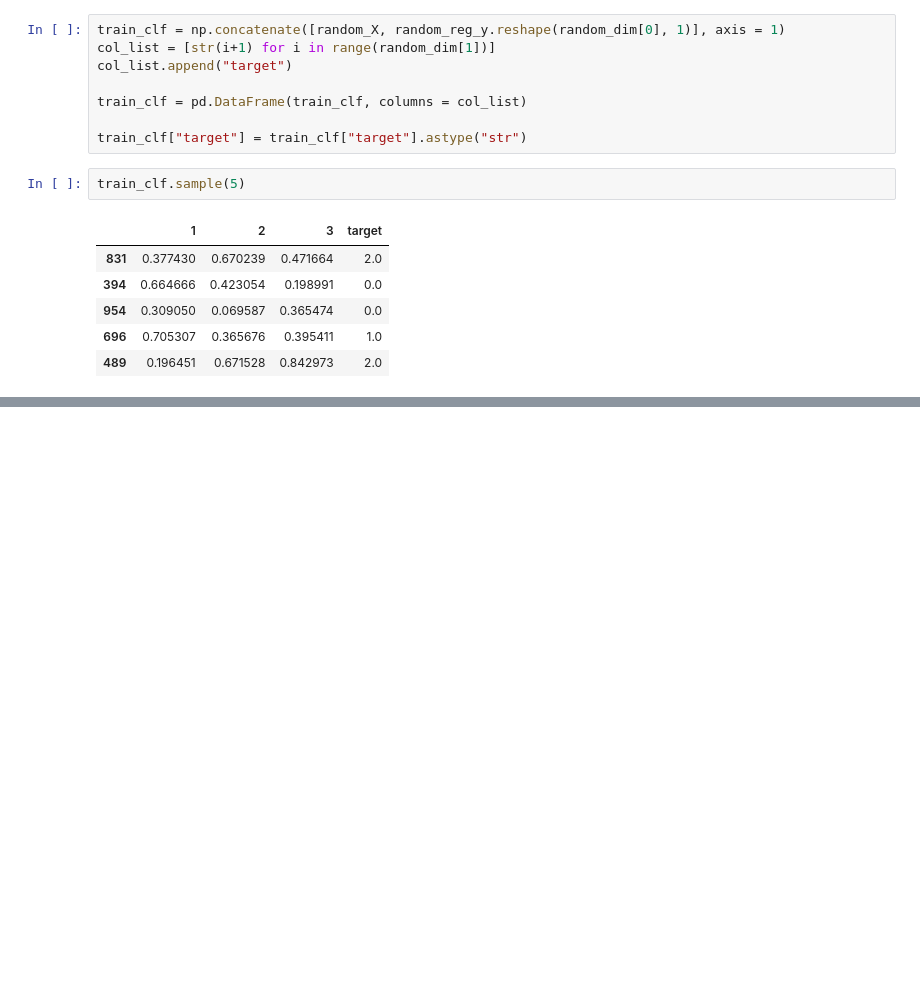
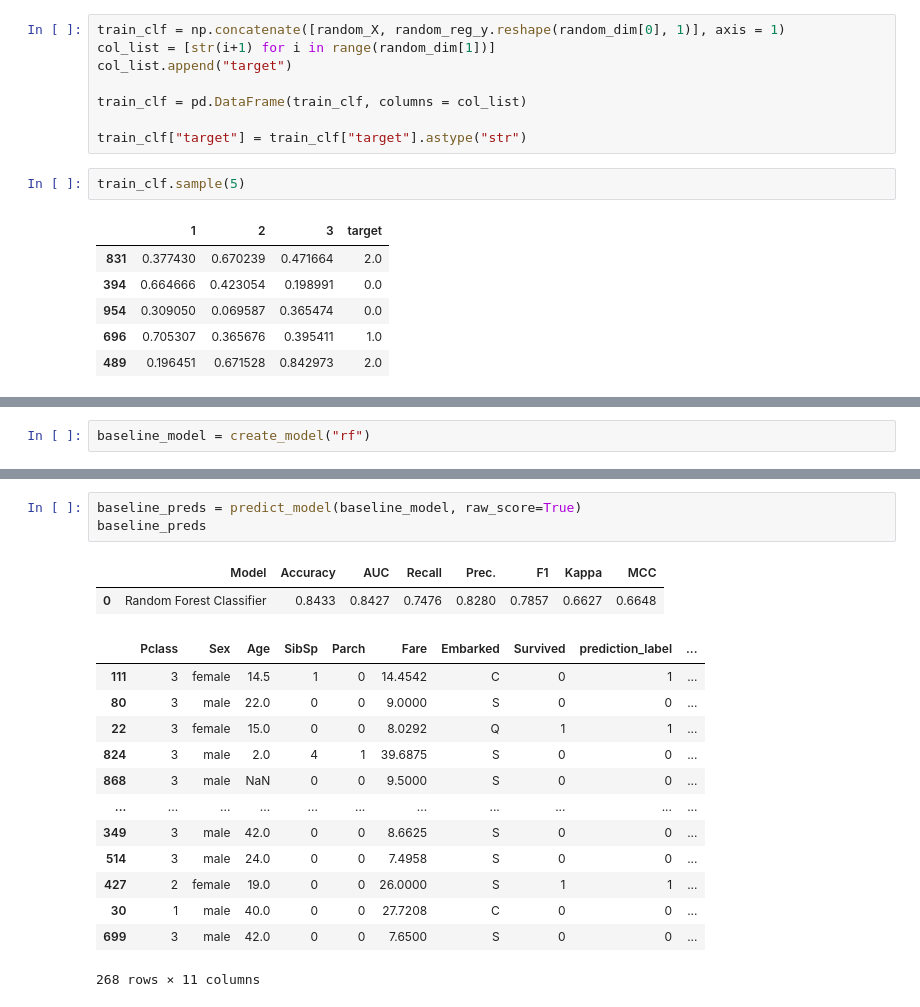
Before and after one commit to RobinWesselmann/Causal_Analysis, a Jupyter notebook: 04_Interesting_Nb/Benchmarking_and_Baselining_ML.ipynb, the cells around one changed output, grey strips where cells are left out. Saved outputs shown, nothing was run; the diff lists cells and outputs as text; blank space fills up the shorter version.

```diff
--- a/04_Interesting_Nb/Benchmarking_and_Baselining_ML.ipynb
+++ b/04_Interesting_Nb/Benchmarking_and_Baselining_ML.ipynb
@@ -47,0 +191,2 @@ train_clf.sample(5)
+# %%
+baseline_model = create_model("rf")
@@ -47,0 +210,19 @@ train_clf.sample(5)
+# %%
+baseline_preds = predict_model(baseline_model, raw_score=True)
+baseline_preds
+# %% [output]
+|  | Model | Accuracy | AUC | Recall | Prec. | F1 | Kappa | MCC |
+| 0 | Random Forest Classifier | 0.8433 | 0.8427 | 0.7476 | 0.8280 | 0.7857 | 0.6627 | 0.6648 |
+|  | Pclass | Sex | Age | SibSp | Parch | Fare | Embarked | Survived | prediction_label | ... |
+| 111 | 3 | female | 14.5 | 1 | 0 | 14.4542 | C | 0 | 1 | ... |
+| 80 | 3 | male | 22.0 | 0 | 0 | 9.0000 | S | 0 | 0 | ... |
+| 22 | 3 | female | 15.0 | 0 | 0 | 8.0292 | Q | 1 | 1 | ... |
+| 824 | 3 | male | 2.0 | 4 | 1 | 39.6875 | S | 0 | 0 | ... |
+| 868 | 3 | male | NaN | 0 | 0 | 9.5000 | S | 0 | 0 | ... |
+| ... | ... | ... | ... | ... | ... | ... | ... | ... | ... | ... |
+| 349 | 3 | male | 42.0 | 0 | 0 | 8.6625 | S | 0 | 0 | ... |
+| 514 | 3 | male | 24.0 | 0 | 0 | 7.4958 | S | 0 | 0 | ... |
+| 427 | 2 | female | 19.0 | 0 | 0 | 26.0000 | S | 1 | 1 | ... |
+| 30 | 1 | male | 40.0 | 0 | 0 | 27.7208 | C | 0 | 0 | ... |
+| 699 | 3 | male | 42.0 | 0 | 0 | 7.6500 | S | 0 | 0 | ... |
+268 rows × 11 columns
```
Also changed, not shown: parts of 34 cells of this notebook, 3 other files.
